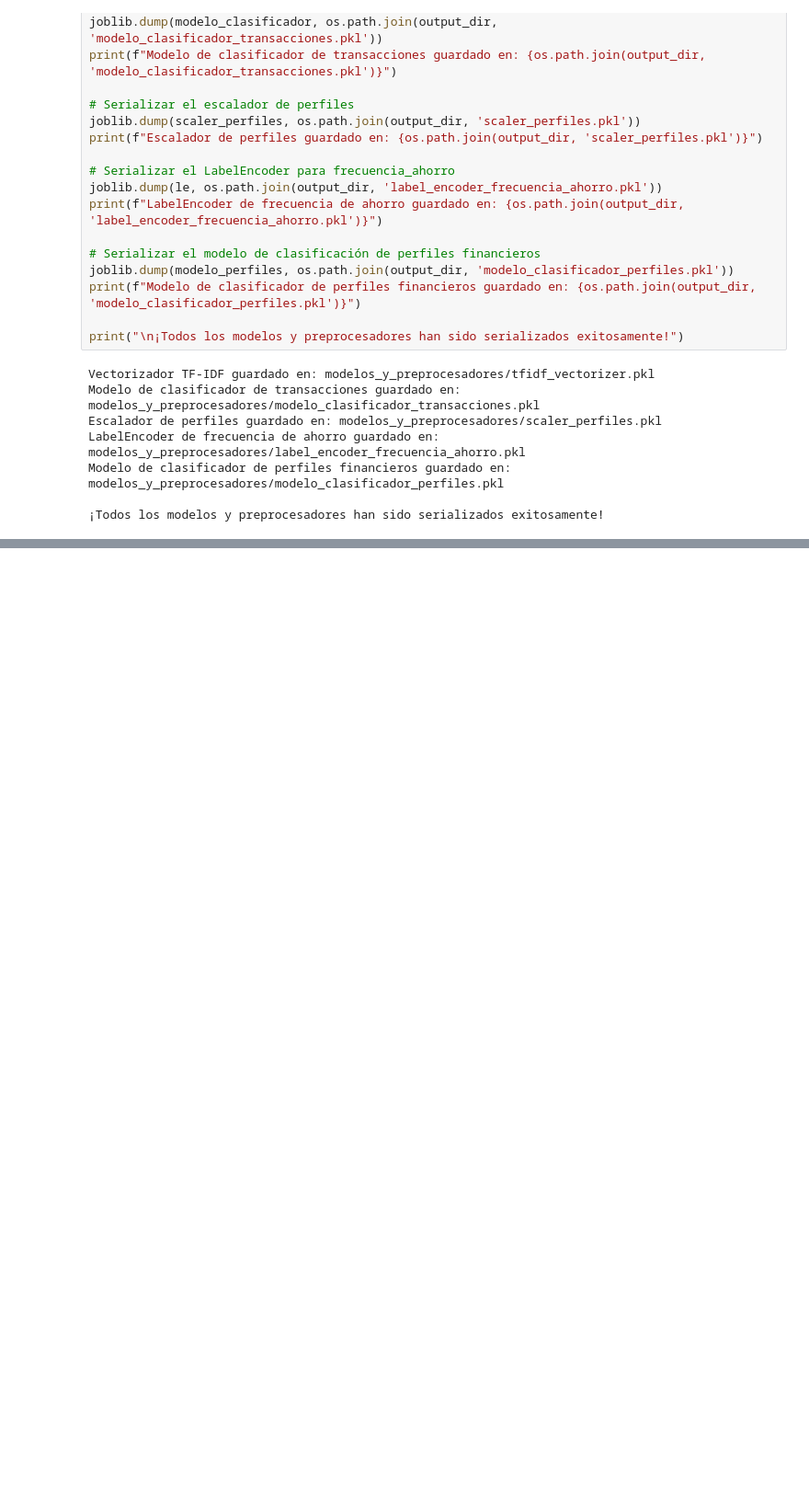
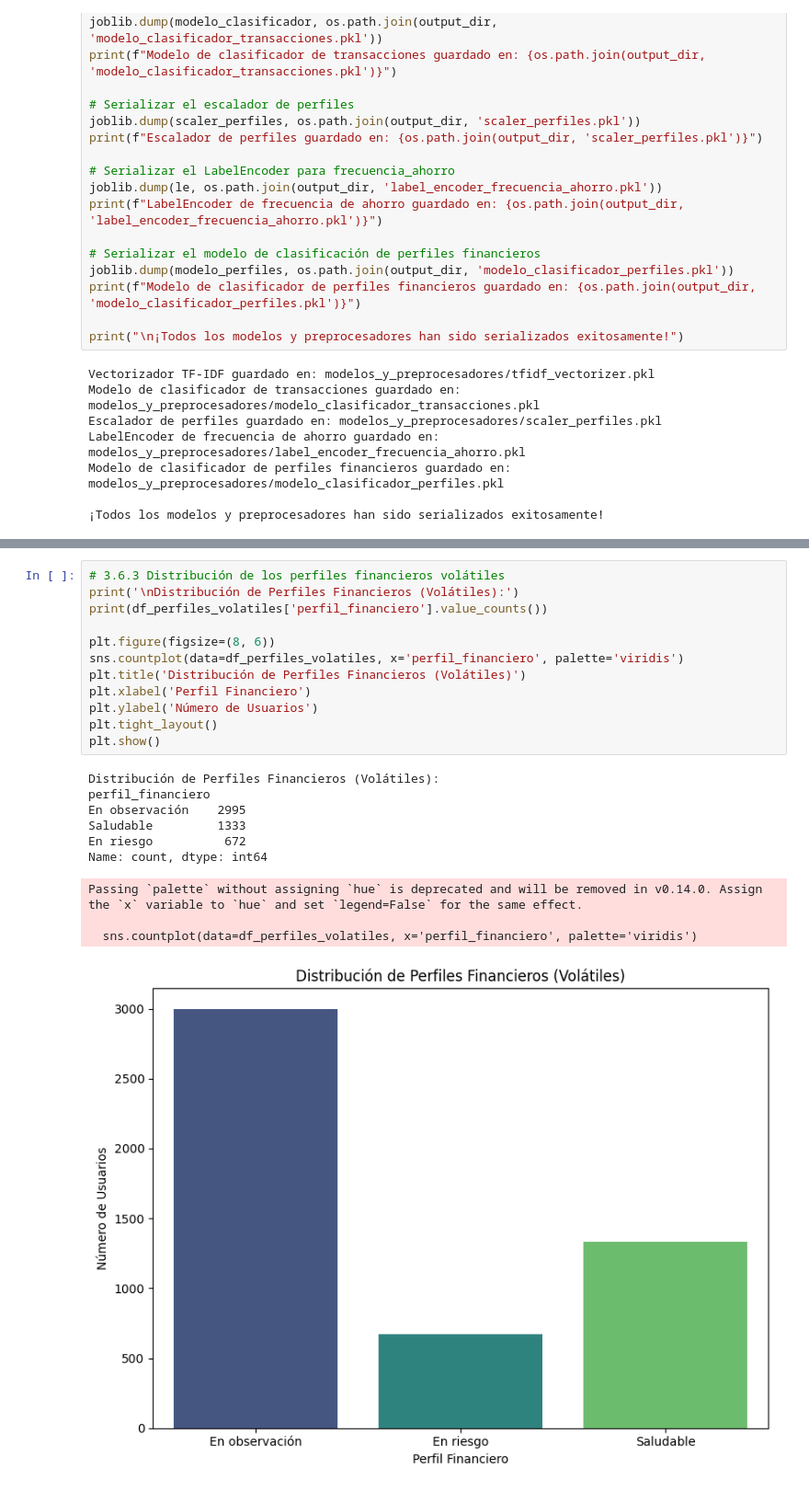
Before and after one commit to No-Country-simulation/G9-LATAM-Team-59, a Jupyter notebook: python/analisis_datos.ipynb, the cells around one changed output, grey strips where cells are left out. Shown at 92% size. Saved outputs shown, nothing was run; the diff lists cells and outputs as text; blank space fills up the shorter version.

```diff
--- a/python/analisis_datos.ipynb
+++ b/python/analisis_datos.ipynb
@@ -1716,0 +1916,23 @@ Modelo de clasificador de perfiles financieros guardado en: modelos_y_preprocesa
+# %%
+# 3.6.3 Distribución de los perfiles financieros volátiles
+print('\nDistribución de Perfiles Financieros (Volátiles):')
+print(df_perfiles_volatiles['perfil_financiero'].value_counts())
+
+plt.figure(figsize=(8, 6))
+sns.countplot(data=df_perfiles_volatiles, x='perfil_financiero', palette='viridis')
+plt.title('Distribución de Perfiles Financieros (Volátiles)')
+plt.xlabel('Perfil Financiero')
+plt.ylabel('Número de Usuarios')
+plt.tight_layout()
+plt.show()
+# %% [output]
+Distribución de Perfiles Financieros (Volátiles):
+perfil_financiero
+En observación    2995
+Saludable         1333
+En riesgo          672
+Name: count, dtype: int64
+Passing `palette` without assigning `hue` is deprecated and will be removed in v0.14.0. Assign the `x` variable to `hue` and set `legend=False` for the same effect.
+
+  sns.countplot(data=df_perfiles_volatiles, x='perfil_financiero', palette='viridis')
+[figure, added]
```
Also changed, not shown: parts of 15 cells of this notebook.
